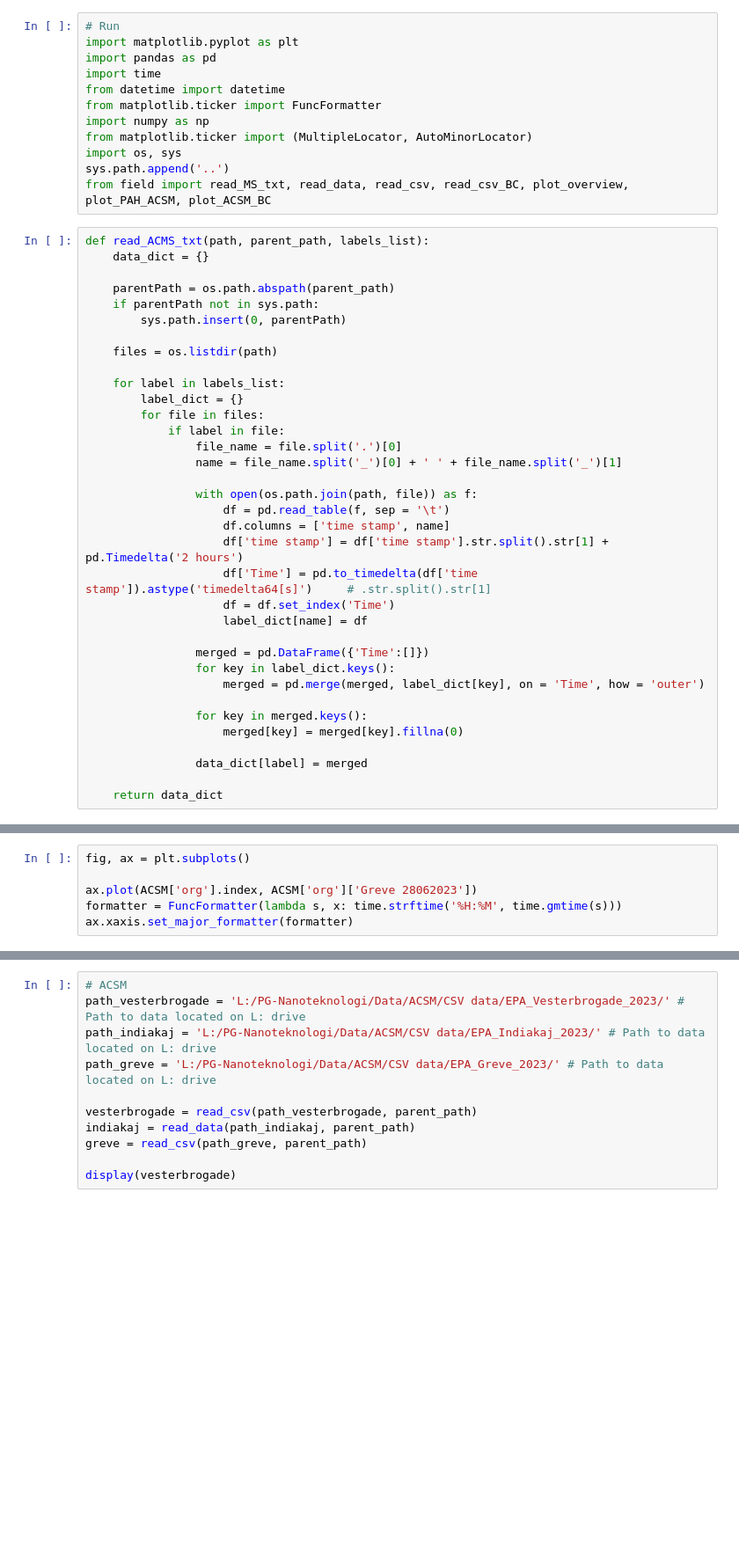
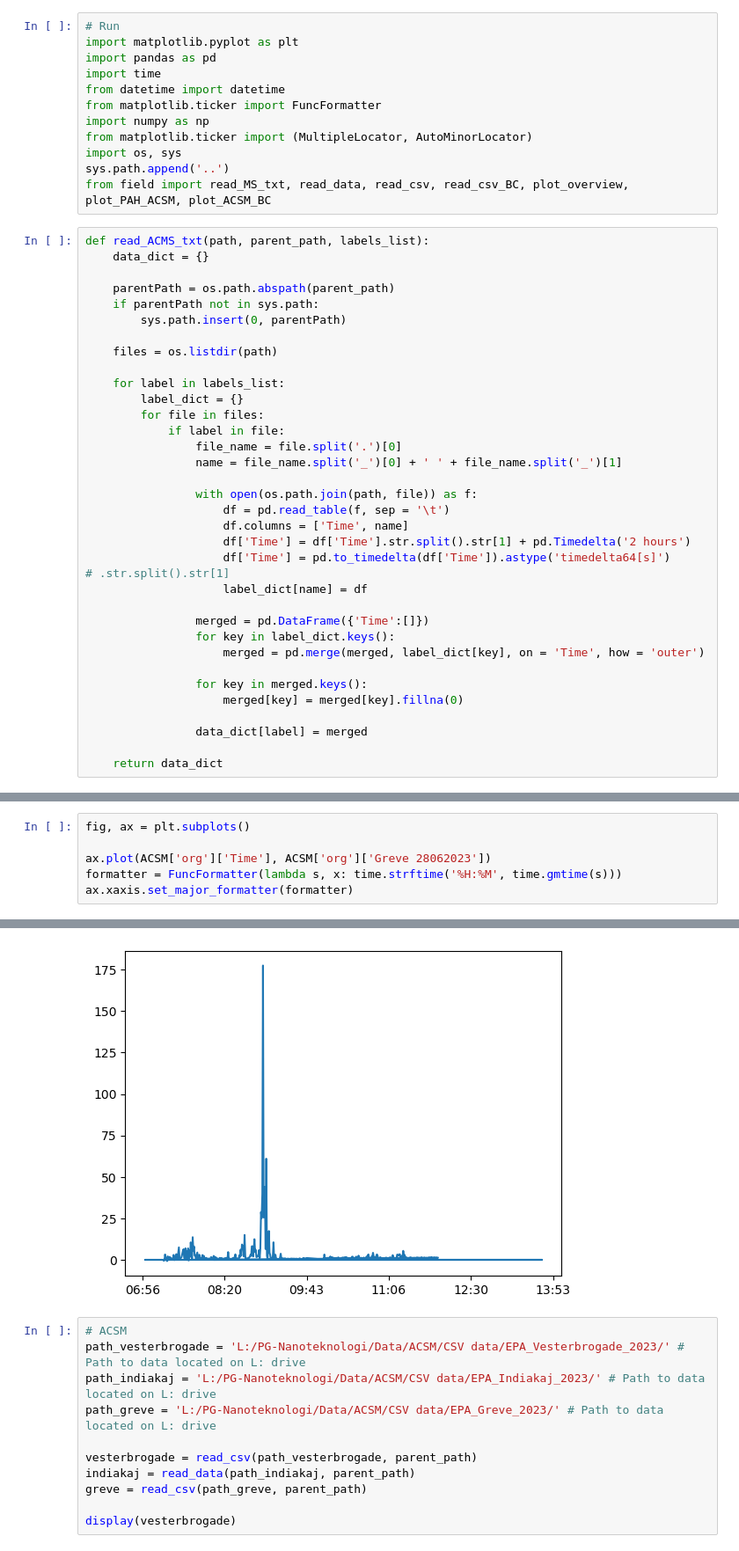
Before and after one commit to Normann25/NFA_project, a Jupyter notebook: field.ipynb, the cells around one changed output, grey strips where cells are left out. Shown at 88% size. Cells and saved outputs as stored; diff of their text form; blank space fills up the shorter version.

```diff
--- a/field.ipynb
+++ b/field.ipynb
@@ -29,10 +29,9 @@ def read_ACMS_txt(path, parent_path, labels_list):
 
                 with open(os.path.join(path, file)) as f:
                     df = pd.read_table(f, sep = '\t')
-                    df.columns = ['time stamp', name]
-                    df['time stamp'] = df['time stamp'].str.split().str[1] + pd.Timedelta('2 hours')
-                    df['Time'] = pd.to_timedelta(df['time stamp']).astype('timedelta64[s]')     # .str.split().str[1]
-                    df = df.set_index('Time')
+                    df.columns = ['Time', name]
+                    df['Time'] = df['Time'].str.split().str[1] + pd.Timedelta('2 hours')
+                    df['Time'] = pd.to_timedelta(df['Time']).astype('timedelta64[s]')     # .str.split().str[1]
                     label_dict[name] = df
 
                 merged = pd.DataFrame({'Time':[]})
@@ -65,7 +76,7 @@ KeyError: 'time'
 # %%
 fig, ax = plt.subplots()
 
-ax.plot(ACSM['org'].index, ACSM['org']['Greve 28062023'])
+ax.plot(ACSM['org']['Time'], ACSM['org']['Greve 28062023'])
 formatter = FuncFormatter(lambda s, x: time.strftime('%H:%M', time.gmtime(s)))
 ax.xaxis.set_major_formatter(formatter)
 # %% [output]
@@ -76,3 +83,4 @@ OSError: [Errno 22] Invalid argument
+[figure, added]
 # %%
 # ACSM
 path_vesterbrogade = 'L:/PG-Nanoteknologi/Data/ACSM/CSV data/EPA_Vesterbrogade_2023/' # Path to data located on L: drive
```
Also changed, not shown: parts of 2 cells of this notebook.
